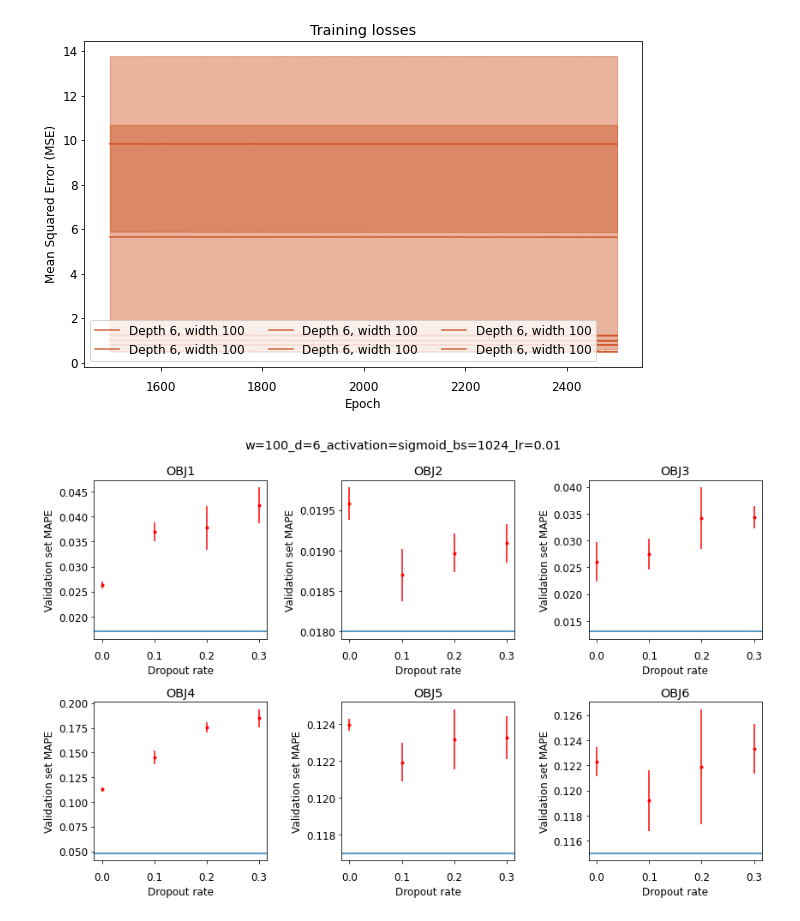
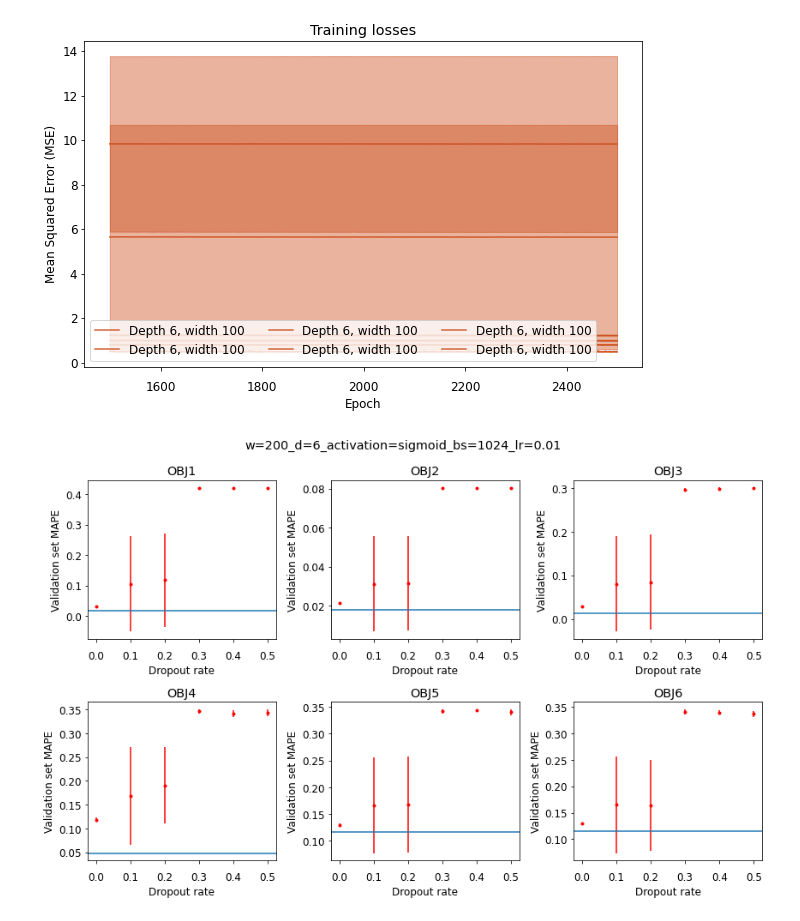
Before and after one commit to joshvillarreal/rfq-nn, a Jupyter notebook: notebooks/read_scan_results.ipynb, the cells around one changed output. Drawn from its saved outputs; the diff is of its cells as text; code cells hidden in the pictures.

Commit message:
scan results

```diff
--- a/notebooks/read_scan_results.ipynb
+++ b/notebooks/read_scan_results.ipynb
@@ -4,7 +4,7 @@ import numpy as np
 import matplotlib.pyplot as plt
 import pandas as pd
 # %%
-with open('../results/2022-11-02_08:02:10_results.json') as f:
+with open('../results/2022-11-02_18:08:30_results.json') as f:
     data = json.load(f)
 # %%
 for d in data:
@@ -125,36 +125,36 @@ paper_mapes = {
 # mapes
 fig, axs = plt.subplots(2, 3, figsize=(12, 8))
 
 for i in range(1, 7):
     ax = axs.flatten()[i-1]
     ax.axhline(paper_mapes[f'OBJ{i}'], label='MAPE from paper')
     ax.set_title(f'OBJ{i}')
     ax.set_xlabel('Dropout rate')
     ax.set_ylabel('Validation set MAPE')
 
 for d in data:
     configs = d['configs']
     results = d['results']
     dropout_rate = configs['dropout_rate']
-    if dropout_rate > 0.35:
+    if dropout_rate > 0.7:
         continue
     else:
         for i in range(1, 7):
             ax = axs.flatten()[i-1]
 
             obj_results = results['by_response'][f'OBJ{i}']
             train_mean = np.mean(obj_results['mape_train'])
             train_std = np.std(obj_results['mape_train'])
             val_mean = np.mean(obj_results['mape_val'])
             val_std = np.std(obj_results['mape_val'])
 
             ax.errorbar(dropout_rate, val_mean, yerr=val_std, fmt='.', color='r')
 
 fig.tight_layout(rect=[0, 0.03, 1, 0.95])
-fig.suptitle('w=100_d=6_activation=sigmoid_bs=1024_lr=0.01')
+fig.suptitle('w=200_d=6_activation=sigmoid_bs=1024_lr=0.01')
 plt.show()
 # %% [output]
-[figure, old version]
+[figure, new version]
 # %%
 # mapes
 fig, axs = plt.subplots(2, 3, figsize=(12, 8))
```
Also changed, not shown: parts of 3 cells of this notebook.
